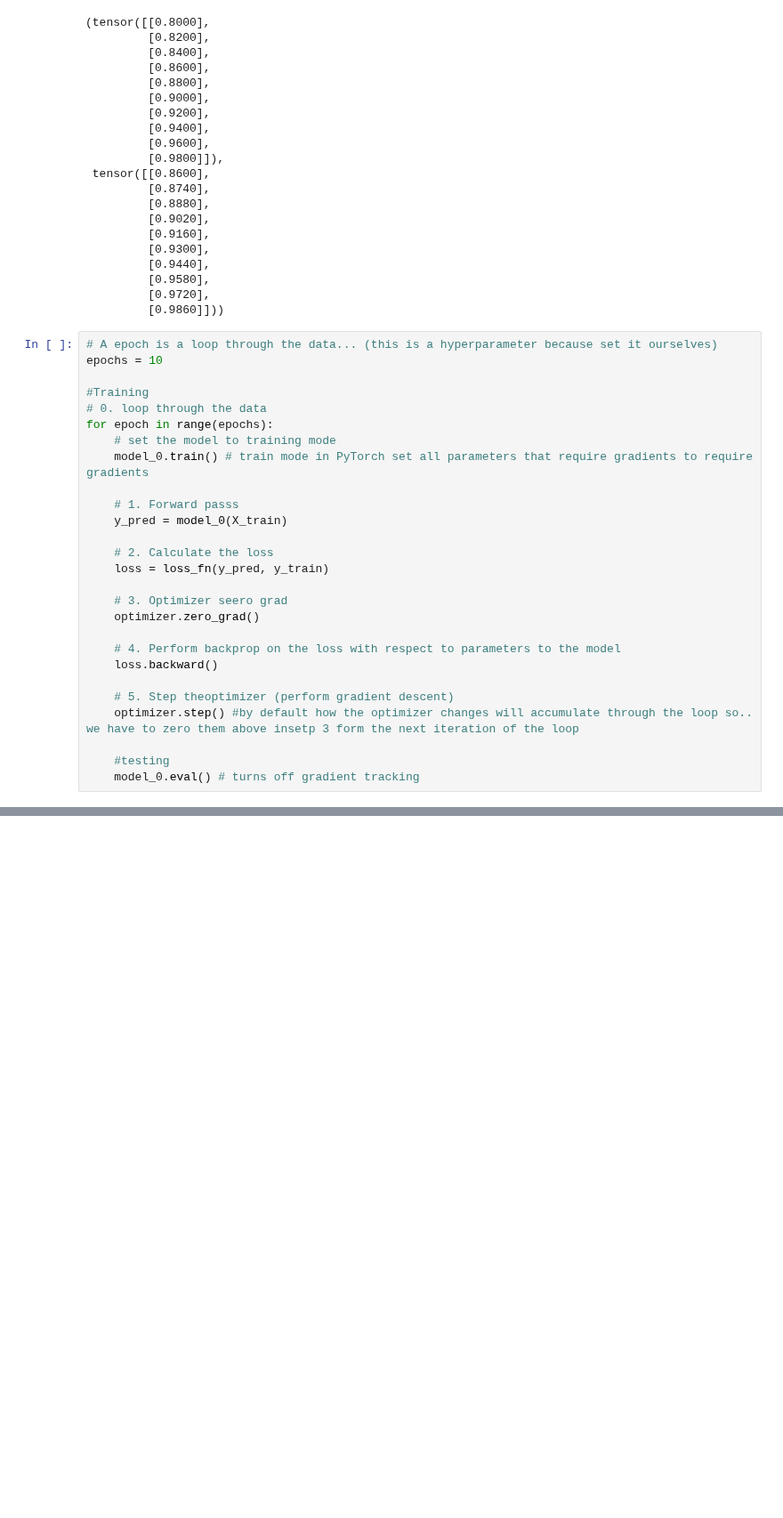
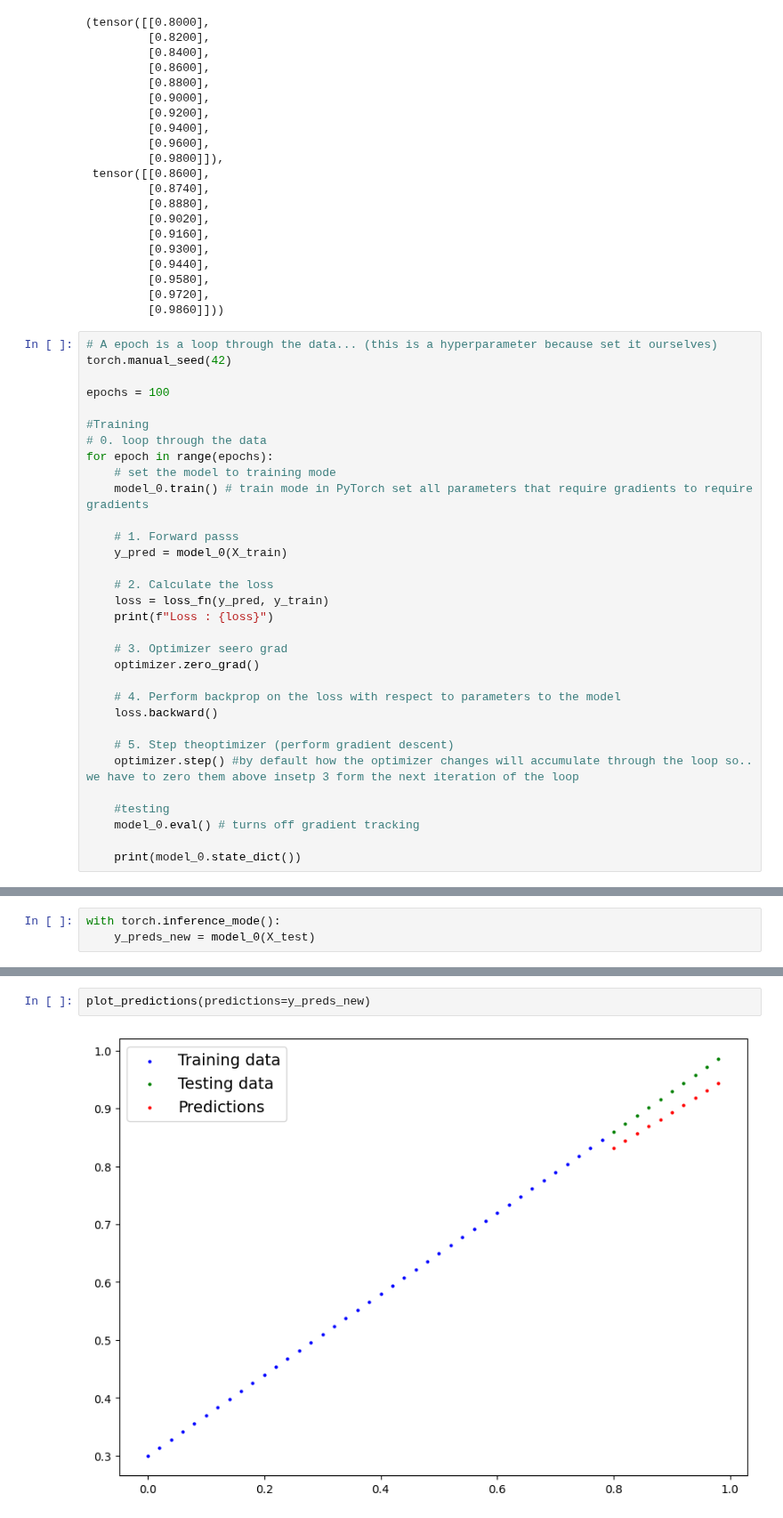
Before and after one commit to diyangraditya/PyTorchLearnings_UDEMY, a Jupyter notebook: Notebooks/UDEMY_01_Pytorch_wokflow.ipynb, the cells around one changed output, grey strips where cells are left out. Shown at 89% size. Cells and saved outputs as stored; diff of their text form; blank space fills up the shorter version.

```diff
--- a/Notebooks/UDEMY_01_Pytorch_wokflow.ipynb
+++ b/Notebooks/UDEMY_01_Pytorch_wokflow.ipynb
@@ -392,7 +392,9 @@ X_test, y_test
          [0.9860]]))
 # %%
 # A epoch is a loop through the data... (this is a hyperparameter because set it ourselves)
-epochs = 10
+torch.manual_seed(42)
+
+epochs = 100
 
 #Training
 # 0. loop through the data
@@ -405,6 +407,7 @@ for epoch in range(epochs):
 
     # 2. Calculate the loss
     loss = loss_fn(y_pred, y_train)
+    print(f"Loss : {loss}")
 
     # 3. Optimizer seero grad
     optimizer.zero_grad()
@@ -417,3 +420,5 @@ for epoch in range(epochs):
 
     #testing
     model_0.eval() # turns off gradient tracking
+
+    print(model_0.state_dict())
@@ -419,0 +443,3 @@ for epoch in range(epochs):
+# %%
+with torch.inference_mode():
+    y_preds_new = model_0(X_test)
@@ -419,0 +462,4 @@ for epoch in range(epochs):
+# %%
+plot_predictions(predictions=y_preds_new)
+# %% [output]
+[figure, added]
```
Also changed, not shown: parts of 6 cells of this notebook.
